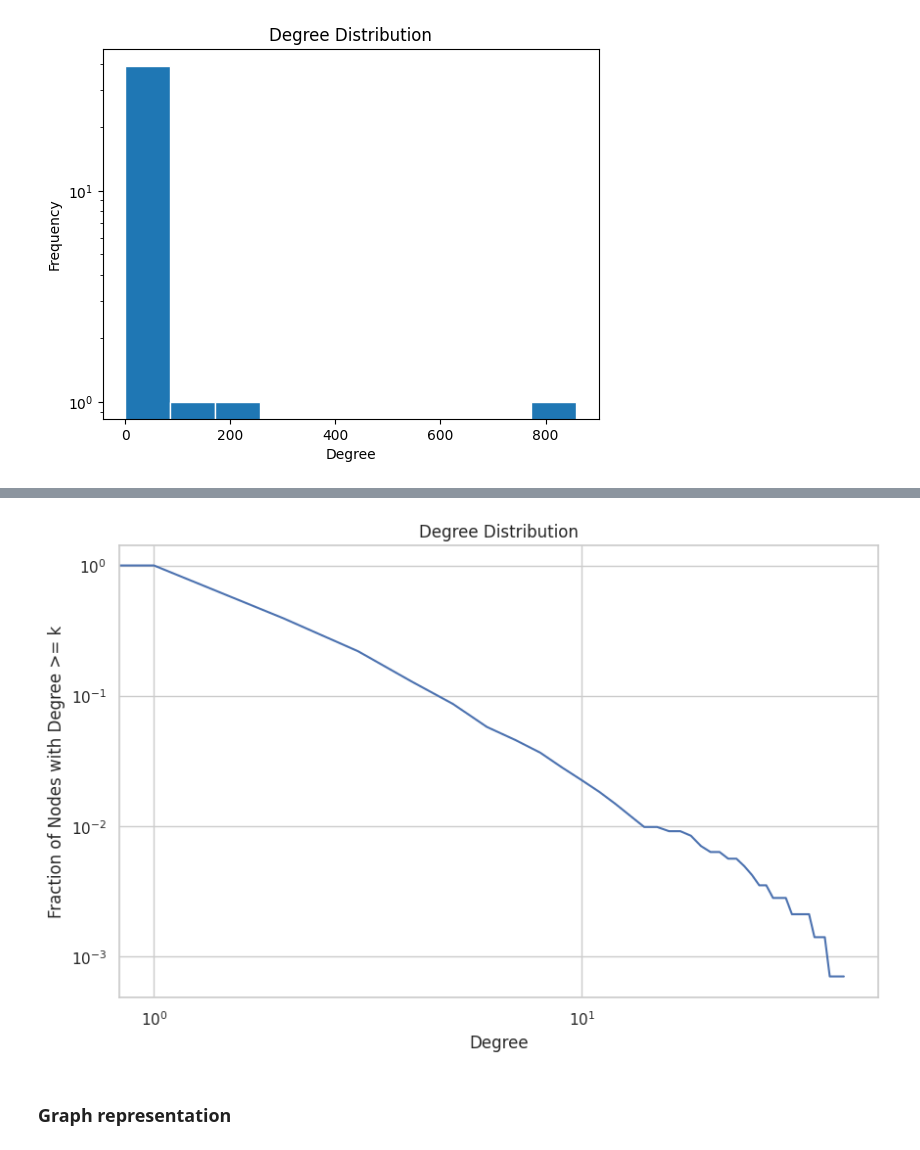
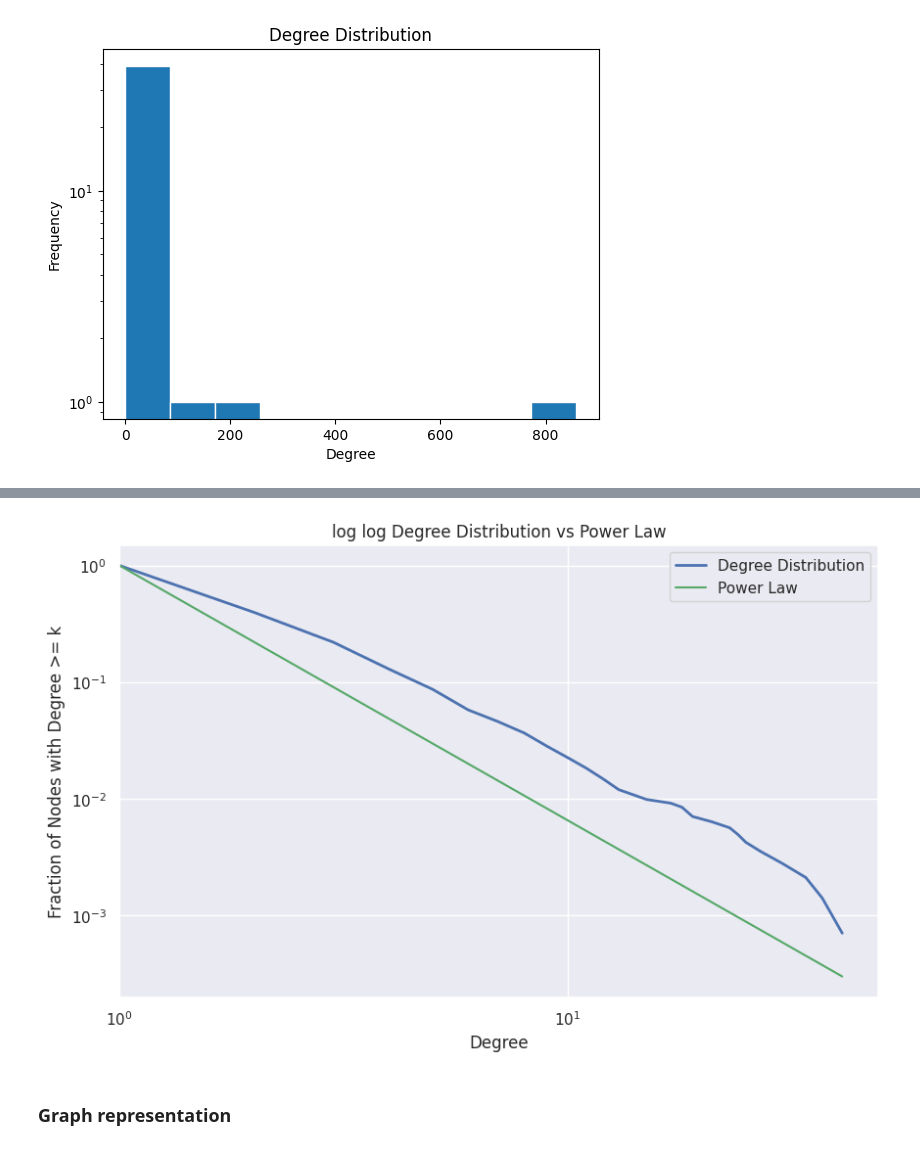
Before and after one commit to ITU-Bumblebees/network_analysis, a Jupyter notebook: Code/project.ipynb, the cells around one changed output, grey strips where cells are left out. Cells and saved outputs as stored; diff of their text form; code cells hidden in the pictures.

```diff
--- a/Code/project.ipynb
+++ b/Code/project.ipynb
@@ -190,25 +230,38 @@ ax.set_title('Degree Distribution');
+# %%
+degree_sequence = sorted([d for n, d in G.degree()], reverse=True)
 # %%
-degree_freq = [x/sum(degree_freq) for x in degree_freq] #normalized degree frequency
+rdegree_freq = [x/sum(degree_freq) for x in degree_freq] #normalized degree frequency
 degree_range = range(len(degree_freq))
 
+fit = powerlaw.Fit(degree_sequence, xmin=1)
+
+sns.set_theme()
+
 fig, ax = plt.subplots(figsize=(10, 6))
-ax.set_title('Degree Distribution');
+ax.set_title('log log Degree Distribution vs Power Law');
 ax.set_xlabel('Degree');
 ax.set_ylabel('Fraction of Nodes with Degree >= k');
 
-deg = [0]*len(degree_freq)
-sum_of_all = sum(degree_freq)
-for i in range(len(deg)):
-    for j in range(i,len(deg)):
-        deg[i] += degree_freq[j]
-    deg[i] = deg[i]/sum_of_all
+fig1 = fit.plot_ccdf(color='b', linewidth=2, label='Degree Distribution')
+fig2 = fit.power_law.plot_ccdf(color='g', ax=fig1, label='Power Law')
 
-ax.loglog(degree_range, deg);
+ax.legend()
+
+
+# deg = [0]*len(degree_freq)
+# sum_of_all = sum(degree_freq)
+# for i in range(len(deg)):
+#     for j in range(i,len(deg)):
+#         deg[i] += degree_freq[j]
+#     deg[i] = deg[i]/sum_of_all
+
+ax.set_xlim(1, None)
+
 
 if savefigs:
     plt.savefig('../figs/PowerLaw.png', bbox_inches = 'tight')
 # %% [output]
-[figure, old version]
+[figure, new version]
 # %% [markdown]
 ### Graph representation
 # %%
```
Also changed, not shown: parts of 14 cells of this notebook, 2 other files.
